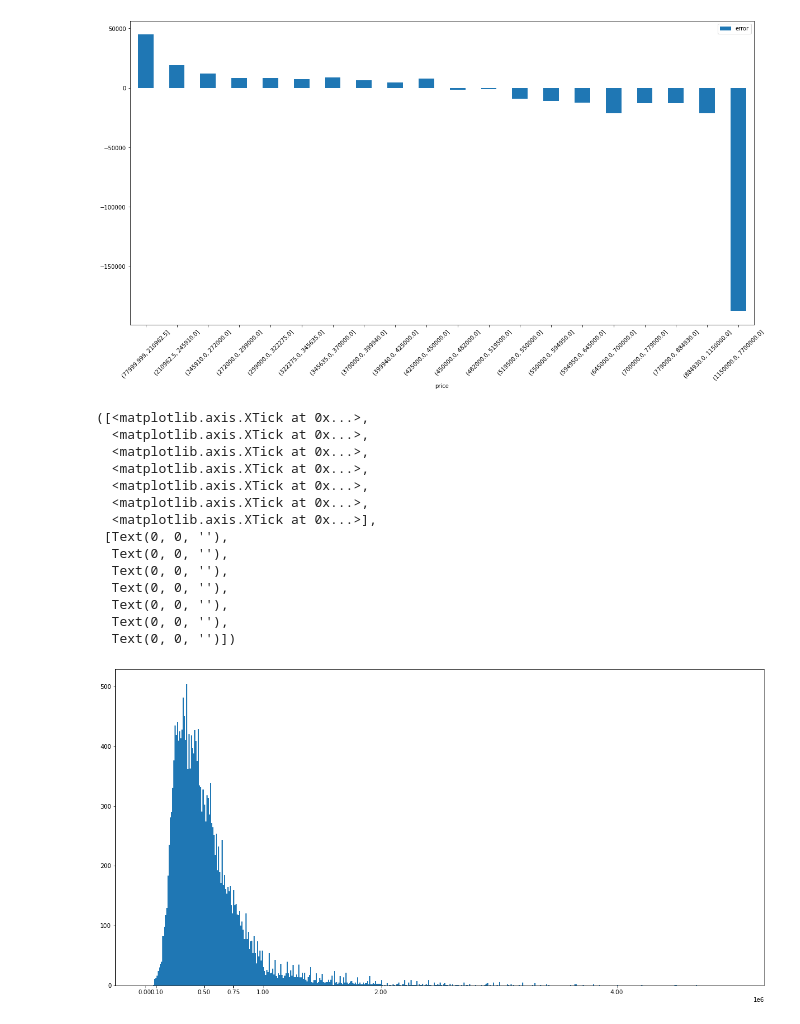
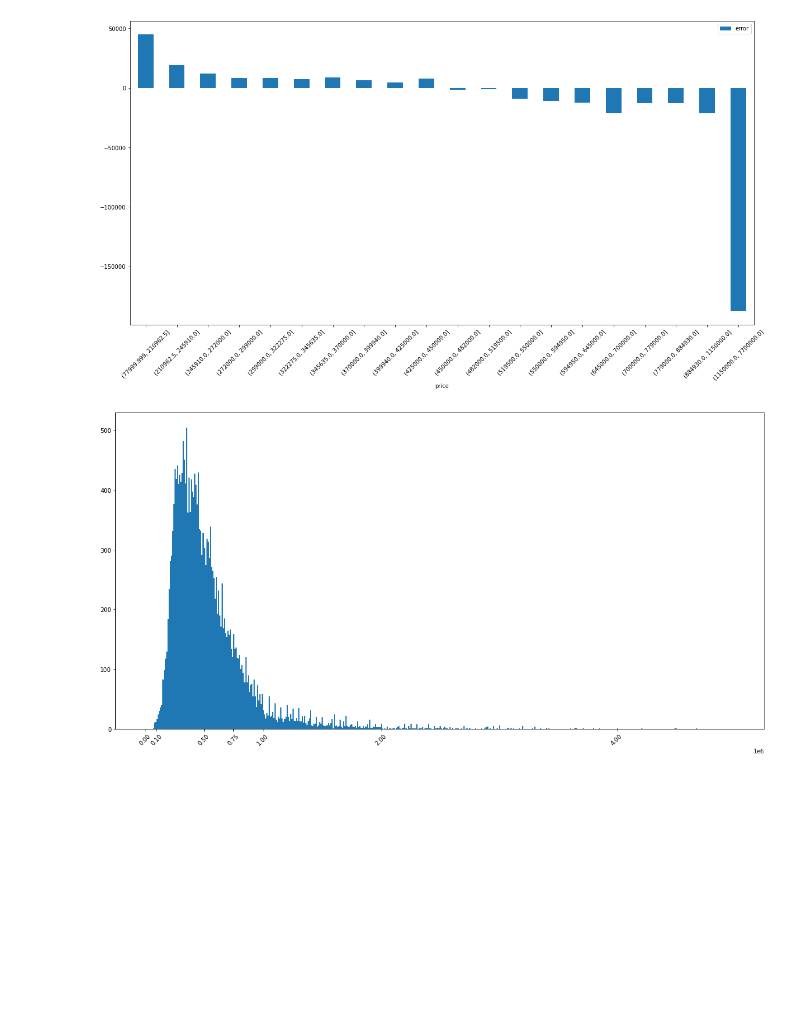
Before and after one commit to john-c-simmons/bsc-phase-two-project, a Jupyter notebook: notebooks/exploratory/johncarter/use this notebook.ipynb, the cells around one changed output. Drawn from its saved outputs; the diff is of its cells as text; code cells hidden in the pictures; blank space fills up the shorter version.

```diff
--- a/notebooks/exploratory/johncarter/use this notebook.ipynb
+++ b/notebooks/exploratory/johncarter/use this notebook.ipynb
@@ -165,23 +165,9 @@ quantile_error(X_train_concat, y_train, 20)
 [figure]
 # %%
 plt.hist('price', bins=500, data=df, range=(0,5000000));
-plt.xticks(ticks=[0,100000,500000,750000,1000000,2000000,4000000])
+plt.xticks(ticks=[0,100000,500000,750000,1000000,2000000,4000000], rotation=45);
 # %% [output]
-([<matplotlib.axis.XTick at 0x...>,
-  <matplotlib.axis.XTick at 0x...>,
-  <matplotlib.axis.XTick at 0x...>,
-  <matplotlib.axis.XTick at 0x...>,
-  <matplotlib.axis.XTick at 0x...>,
-  <matplotlib.axis.XTick at 0x...>,
-  <matplotlib.axis.XTick at 0x...>],
- [Text(0, 0, ''),
-  Text(0, 0, ''),
-  Text(0, 0, ''),
-  Text(0, 0, ''),
-  Text(0, 0, ''),
-  Text(0, 0, ''),
-  Text(0, 0, '')])
-[figure, old version]
+[figure, new version]
 # %%
 X_train[(np.exp(y_train) > 5000000)]
 # %%
```
